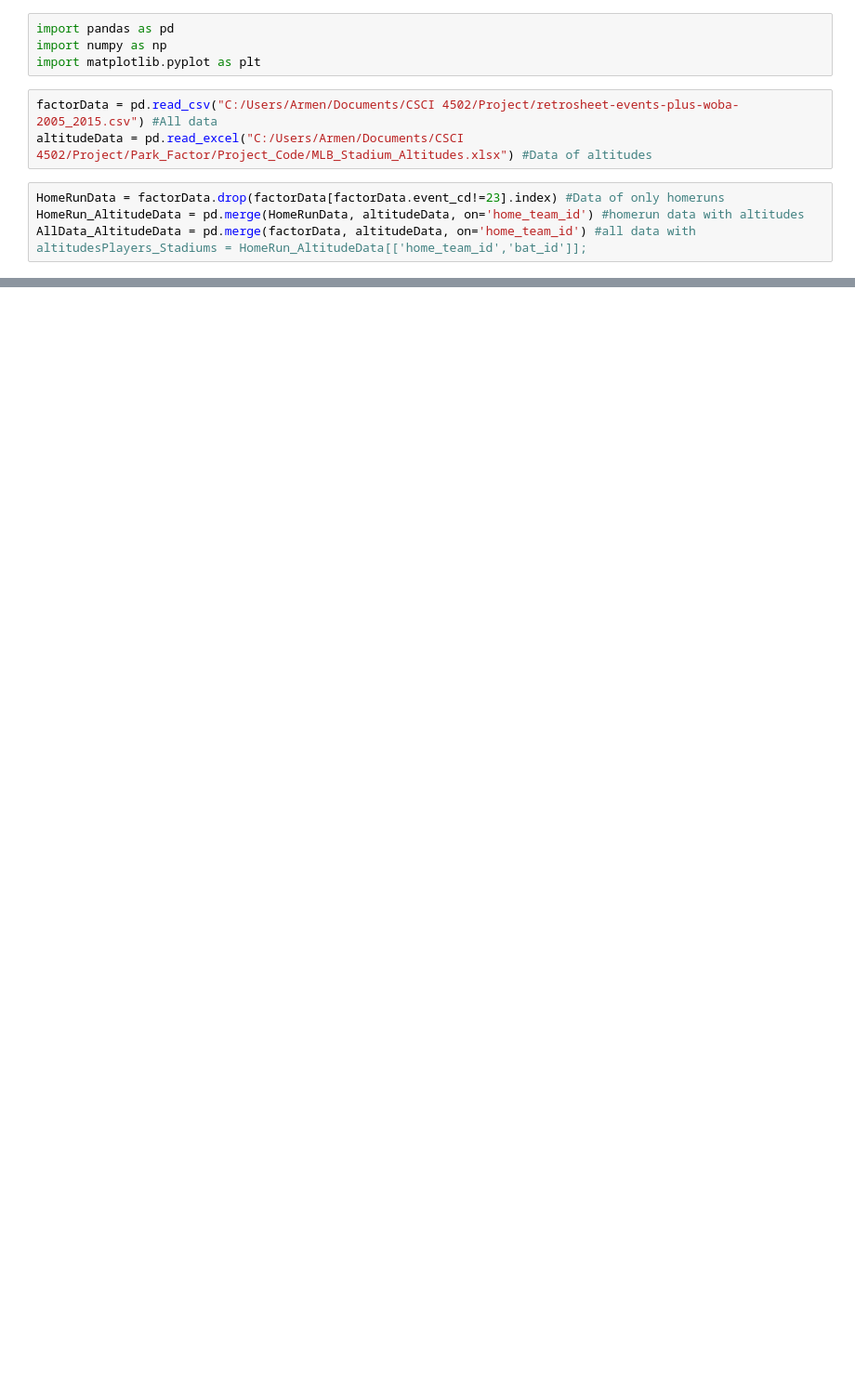
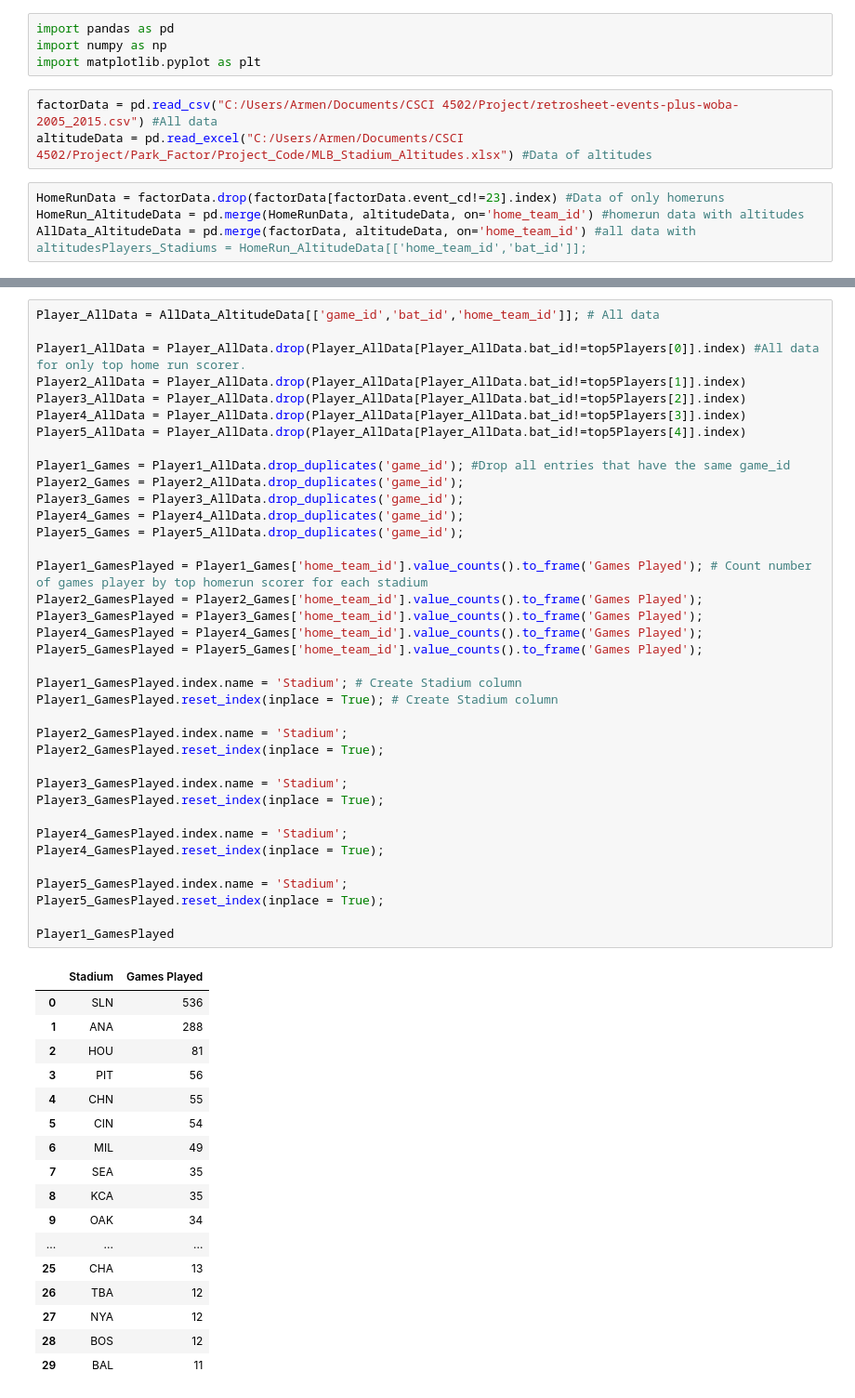
Before and after one commit to SamBusser30/Park_Factor-, a Jupyter notebook: Project_Code/Player_Homerun_Stats.ipynb, the cells around one changed output, grey strips where cells are left out. Shown at 93% size. Drawn from its saved outputs; the diff is of its cells as text; blank space fills up the shorter version.

```diff
--- a/Project_Code/Player_Homerun_Stats.ipynb
+++ b/Project_Code/Player_Homerun_Stats.ipynb
@@ -41,0 +86,55 @@ Players_Homeruns
+# %%
+Player_AllData = AllData_AltitudeData[['game_id','bat_id','home_team_id']]; # All data
+
+Player1_AllData = Player_AllData.drop(Player_AllData[Player_AllData.bat_id!=top5Players[0]].index) #All data for only top home run scorer.
+Player2_AllData = Player_AllData.drop(Player_AllData[Player_AllData.bat_id!=top5Players[1]].index)
+Player3_AllData = Player_AllData.drop(Player_AllData[Player_AllData.bat_id!=top5Players[2]].index)
+Player4_AllData = Player_AllData.drop(Player_AllData[Player_AllData.bat_id!=top5Players[3]].index)
+Player5_AllData = Player_AllData.drop(Player_AllData[Player_AllData.bat_id!=top5Players[4]].index)
+
+Player1_Games = Player1_AllData.drop_duplicates('game_id'); #Drop all entries that have the same game_id
+Player2_Games = Player2_AllData.drop_duplicates('game_id');
+Player3_Games = Player3_AllData.drop_duplicates('game_id');
+Player4_Games = Player4_AllData.drop_duplicates('game_id');
+Player5_Games = Player5_AllData.drop_duplicates('game_id');
+
+Player1_GamesPlayed = Player1_Games['home_team_id'].value_counts().to_frame('Games Played'); # Count number of games player by top homerun scorer for each stadium
+Player2_GamesPlayed = Player2_Games['home_team_id'].value_counts().to_frame('Games Played');
+Player3_GamesPlayed = Player3_Games['home_team_id'].value_counts().to_frame('Games Played');
+Player4_GamesPlayed = Player4_Games['home_team_id'].value_counts().to_frame('Games Played');
+Player5_GamesPlayed = Player5_Games['home_team_id'].value_counts().to_frame('Games Played');
+
+Player1_GamesPlayed.index.name = 'Stadium'; # Create Stadium column
+Player1_GamesPlayed.reset_index(inplace = True); # Create Stadium column
+
+Player2_GamesPlayed.index.name = 'Stadium';
+Player2_GamesPlayed.reset_index(inplace = True);
+
+Player3_GamesPlayed.index.name = 'Stadium';
+Player3_GamesPlayed.reset_index(inplace = True);
+
+Player4_GamesPlayed.index.name = 'Stadium';
+Player4_GamesPlayed.reset_index(inplace = True);
+
+Player5_GamesPlayed.index.name = 'Stadium';
+Player5_GamesPlayed.reset_index(inplace = True);
+
+Player1_GamesPlayed
+# %% [output]
+|  | Stadium | Games Played |
+| 0 | SLN | 536 |
+| 1 | ANA | 288 |
+| 2 | HOU | 81 |
+| 3 | PIT | 56 |
+| 4 | CHN | 55 |
+| 5 | CIN | 54 |
+| 6 | MIL | 49 |
+| 7 | SEA | 35 |
+| 8 | KCA | 35 |
+| 9 | OAK | 34 |
+| ... | ... | ... |
+| 25 | CHA | 13 |
+| 26 | TBA | 12 |
+| 27 | NYA | 12 |
+| 28 | BOS | 12 |
+| 29 | BAL | 11 |
```
Also changed, not shown: parts of 4 cells of this notebook.
